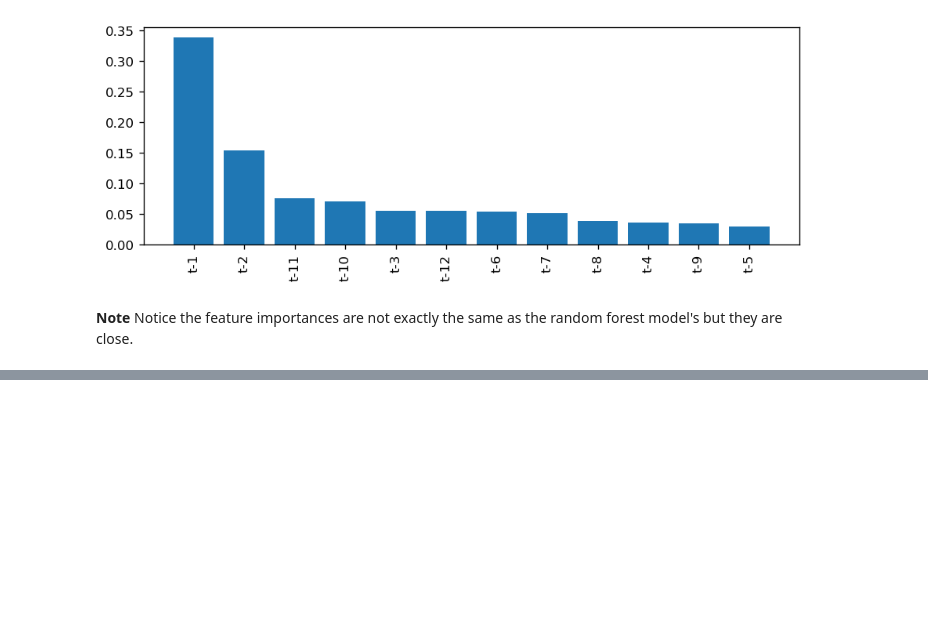
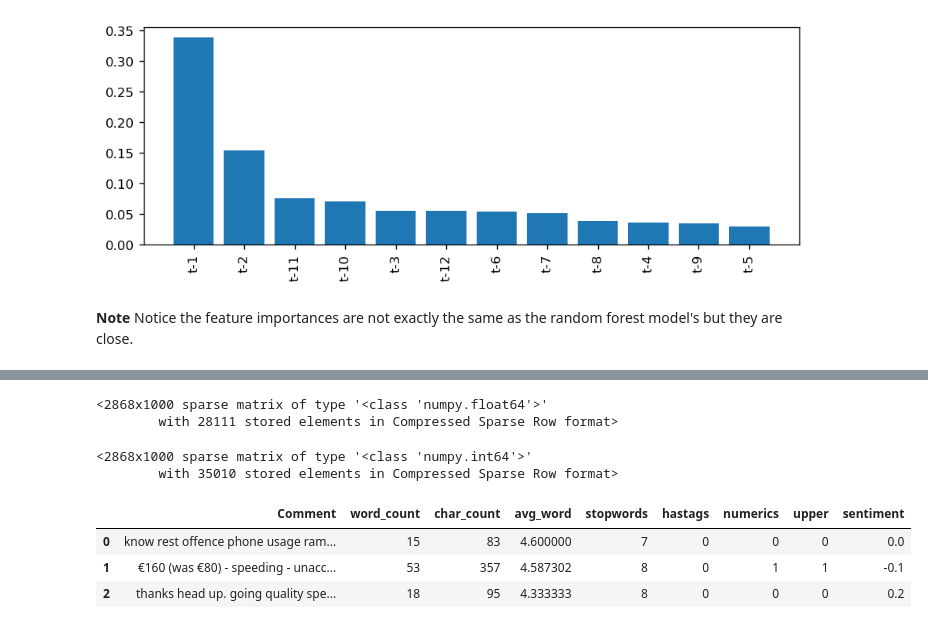
Before and after one commit to Natidhcp/CCT_MSc_DA_CA2, a Jupyter notebook: CA2.ipynb, the cells around one changed output, grey strips where cells are left out. Saved outputs shown, nothing was run; the diff lists cells and outputs as text; code cells hidden in the pictures; blank space fills up the shorter version.

```diff
--- a/CA2.ipynb
+++ b/CA2.ipynb
@@ -2410,0 +2643,4 @@ Residual  395.0  1.364526e+07   34544.969352       NaN       NaN
+# %%
+freq = list(freq.index)
+df['Comment'] = df['Comment'].apply(lambda x: " ".join(x for x in x.split() if x not in freq))
+df['Comment'].head()
@@ -2410,0 +2762,27 @@ Residual  395.0  1.364526e+07   34544.969352       NaN       NaN
+# %%
+from sklearn.feature_extraction.text import TfidfVectorizer
+tfidf = TfidfVectorizer(max_features=1000, lowercase=True, analyzer='word',
+ stop_words= 'english',ngram_range=(1,1))
+df_vect = tfidf.fit_transform(df['Comment'])
+
+df_vect
+# %% [output]
+<2868x1000 sparse matrix of type '<class 'numpy.float64'>'
+        with 28111 stored elements in Compressed Sparse Row format>
+# %%
+from sklearn.feature_extraction.text import CountVectorizer
+bow = CountVectorizer(max_features=1000, lowercase=True, ngram_range=(1,1),analyzer = "word")
+df_bow = bow.fit_transform(df['Comment'])
+df_bow
+# %% [output]
+<2868x1000 sparse matrix of type '<class 'numpy.int64'>'
+        with 35010 stored elements in Compressed Sparse Row format>
+# %%
+df['Comment'][:5].apply(lambda x: TextBlob(x).sentiment)
+df['sentiment'] = round(df['Comment'].apply(lambda x: TextBlob(x).sentiment[0]),1)
+df.head(3)
+# %% [output]
+|  | Comment | word_count | char_count | avg_word | stopwords | hastags | numerics | upper | sentiment |
+| 0 | know rest offence phone usage ram... | 15 | 83 | 4.600000 | 7 | 0 | 0 | 0 | 0.0 |
+| 1 | €160 (was €80) - speeding - unacc... | 53 | 357 | 4.587302 | 8 | 0 | 1 | 1 | -0.1 |
+| 2 | thanks head up. going quality spe... | 18 | 95 | 4.333333 | 8 | 0 | 0 | 0 | 0.2 |
```
Also changed, not shown: parts of 280 cells of this notebook.
